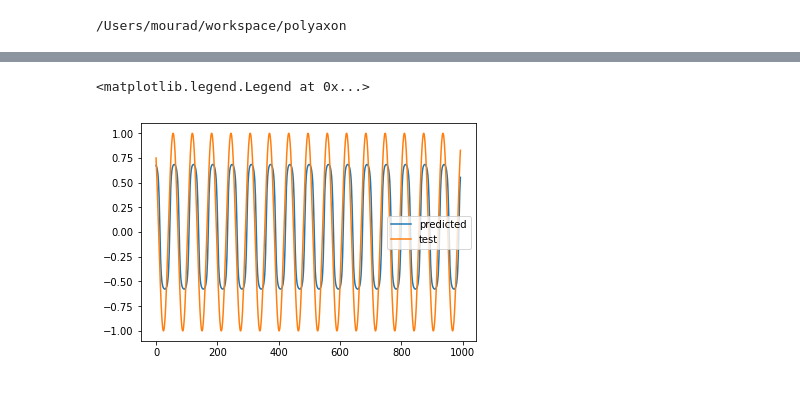
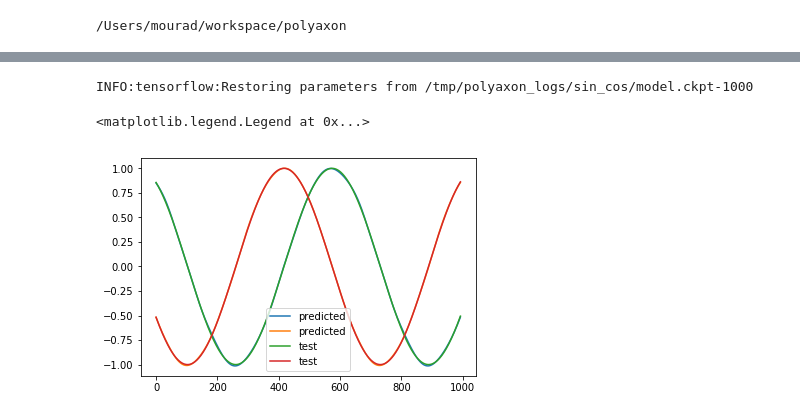
Before and after one commit to polyaxon/polyaxon, a Jupyter notebook: examples/timeseries.ipynb, the cells around one changed output, grey strips where cells are left out. Cells and saved outputs as stored; diff of their text form; code cells hidden in the pictures.

Commit message:
#4 Fix issue with time series example

```diff
--- a/examples/timeseries.ipynb
+++ b/examples/timeseries.ipynb
@@ -4,18 +4,14 @@ cd ../..
 /Users/mourad/workspace/polyaxon
 # %%
 %matplotlib inline
+import matplotlib.pyplot as plt
 import numpy as np
+
 from tensorflow.python.estimator.inputs.inputs import numpy_input_fn, pandas_input_fn
 
-from polyaxon.examples.timeseries import create_experiment_json_fn, generate_data
+from examples.timeseries import create_experiment, generate_data, sin_cos
 
-exp = create_experiment_json_fn('/tmp/polyaxon_logs/timeseries')
-X, y = generate_data(np.sin, np.linspace(0, 1000, 10000, dtype=np.float32), 7, seperate=False)
-def get_test_inputs():
-    _x = {'source_ids': X['test']}
-    _y = y['test']
-
-    return numpy_input_fn(_x, _y, shuffle=False)
-
-predicted = [i['results'] for i in exp.estimator.predict(get_test_inputs(), hooks=[])]
+TIMESTEPS = 7
+X, y = generate_data(sin_cos, np.linspace(0, 100, 10000, dtype=np.float32), TIMESTEPS, seperate=False)
+xp = create_experiment('/tmp/polyaxon_logs/sin_cos', X, y, output_units=2)
 # %% [output]
@@ -27,7 +47,9 @@ INFO:tensorflow:Restoring parameters from /tmp/polyaxon_logs/timeseries/model.ck
 # %%
-plot_predicted, = plt.plot(predicted, label='predicted')
-plot_test, = plt.plot(y['test'], label='test')
-plt.legend(handles=[plot_predicted, plot_test])
+predicted = [i['results'] for i in xp.estimator.predict(numpy_input_fn({'x': X['test']}, shuffle=False))]
+plot_predicted = plt.plot(predicted, label='predicted')
+plot_test = plt.plot(y['test'], label='test')
+plt.legend(handles=plot_predicted+plot_test)
 # %% [output]
-<matplotlib.legend.Legend at 0x...>
+INFO:tensorflow:Restoring parameters from /tmp/polyaxon_logs/sin_cos/model.ckpt-1000
+<matplotlib.legend.Legend at 0x...>
-[figure, old version]
+[figure, new version]
```
Also changed, not shown: parts of 3 cells of this notebook, 1 other file.
